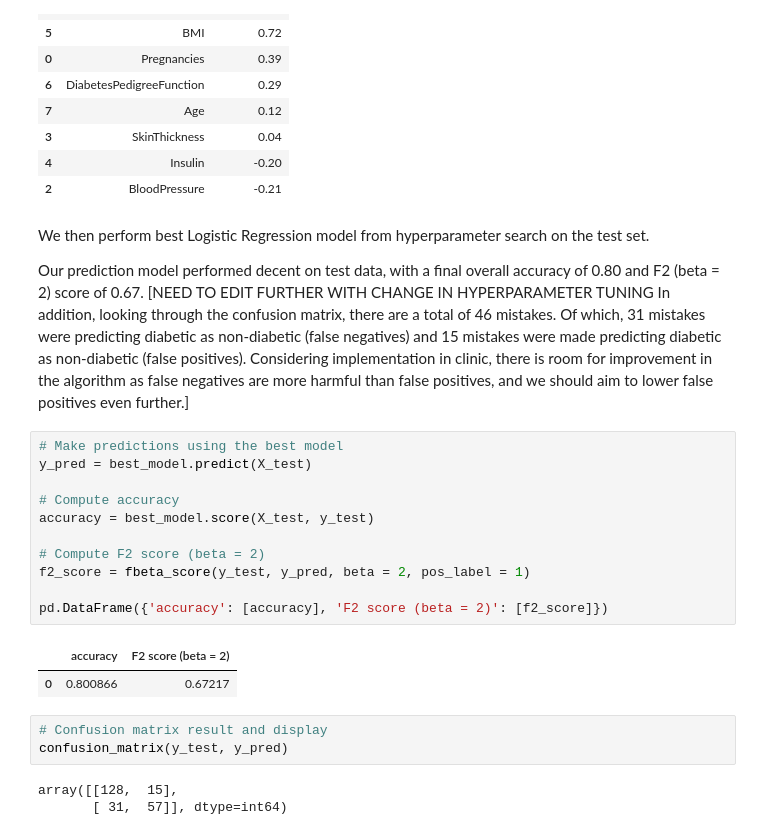
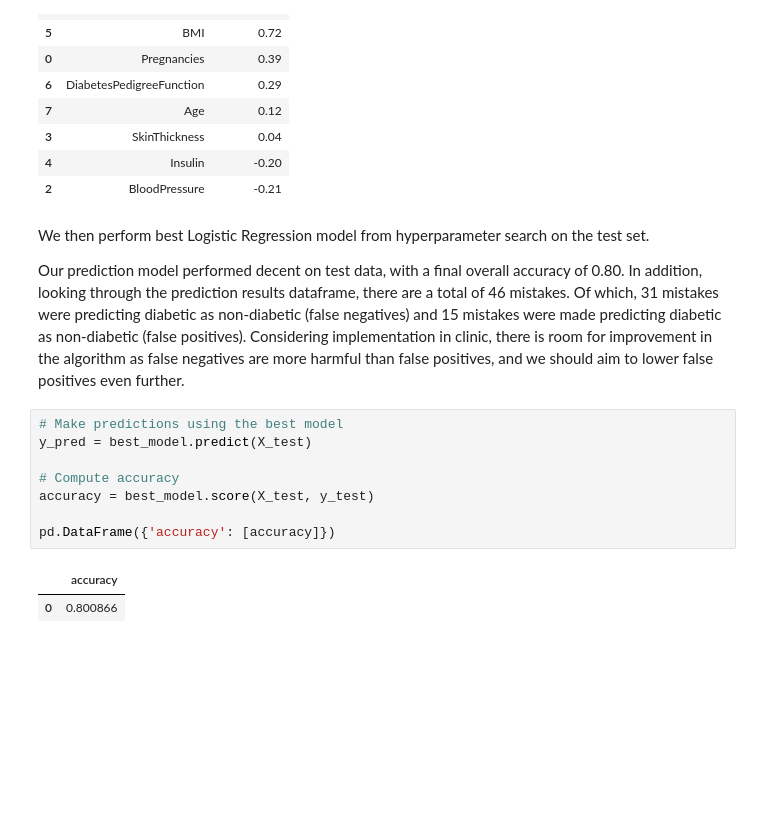
Before and after one commit to UBC-MDS/ClassificationDiabetesAnalysis, a Jupyter notebook: analysis/diabetes_analysis.ipynb, the cells around one changed output. Cells and saved outputs as stored; diff of their text form; blank space fills up the shorter version.

```diff
--- a/analysis/diabetes_analysis.ipynb
+++ b/analysis/diabetes_analysis.ipynb
@@ -208,24 +201,15 @@ coeff_df_sorted.style.format(
 # %% [markdown]
 We then perform best Logistic Regression model from hyperparameter search on the test set.
 
-Our prediction model performed decent on test data, with a final overall accuracy of 0.80 and F2 (beta = 2) score of 0.67. [NEED TO EDIT FURTHER WITH CHANGE IN HYPERPARAMETER TUNING In addition, looking through the confusion matrix, there are a total of 46 mistakes. Of which, 31 mistakes were predicting diabetic as non-diabetic (false negatives) and 15 mistakes were made predicting diabetic as non-diabetic (false positives). Considering implementation in clinic, there is room for improvement in the algorithm as false negatives are more harmful than false positives, and we should aim to lower false positives even further.]
+Our prediction model performed decent on test data, with a final overall accuracy of 0.80. In addition, looking through the prediction results dataframe, there are a total of 46 mistakes. Of which, 31 mistakes were predicting diabetic as non-diabetic (false negatives) and 15 mistakes were made predicting diabetic as non-diabetic (false positives). Considering implementation in clinic, there is room for improvement in the algorithm as false negatives are more harmful than false positives, and we should aim to lower false positives even further.
 # %%
 # Make predictions using the best model
 y_pred = best_model.predict(X_test)
 
 # Compute accuracy
 accuracy = best_model.score(X_test, y_test)
 
-# Compute F2 score (beta = 2)
-f2_score = fbeta_score(y_test, y_pred, beta = 2, pos_label = 1)
-
-pd.DataFrame({'accuracy': [accuracy], 'F2 score (beta = 2)': [f2_score]})
+pd.DataFrame({'accuracy': [accuracy]})
 # %% [output]
-|  | accuracy | F2 score (beta = 2) |
-| 0 | 0.800866 | 0.67217 |
+|  | accuracy |
+| 0 | 0.800866 |
-# %%
-# Confusion matrix result and display
-confusion_matrix(y_test, y_pred)
-# %% [output]
-array([[128,  15],
-       [ 31,  57]], dtype=int64)
```
Also changed, not shown: parts of 12 cells of this notebook.
